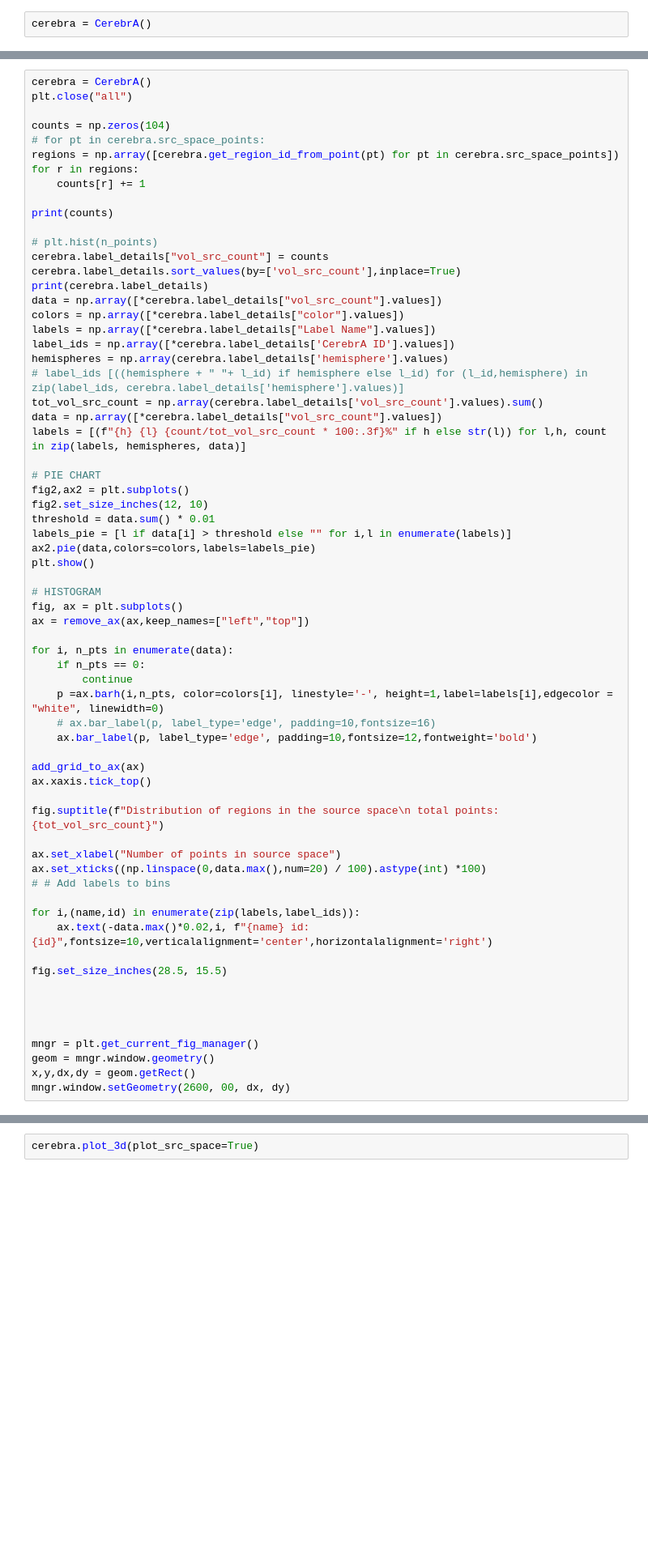
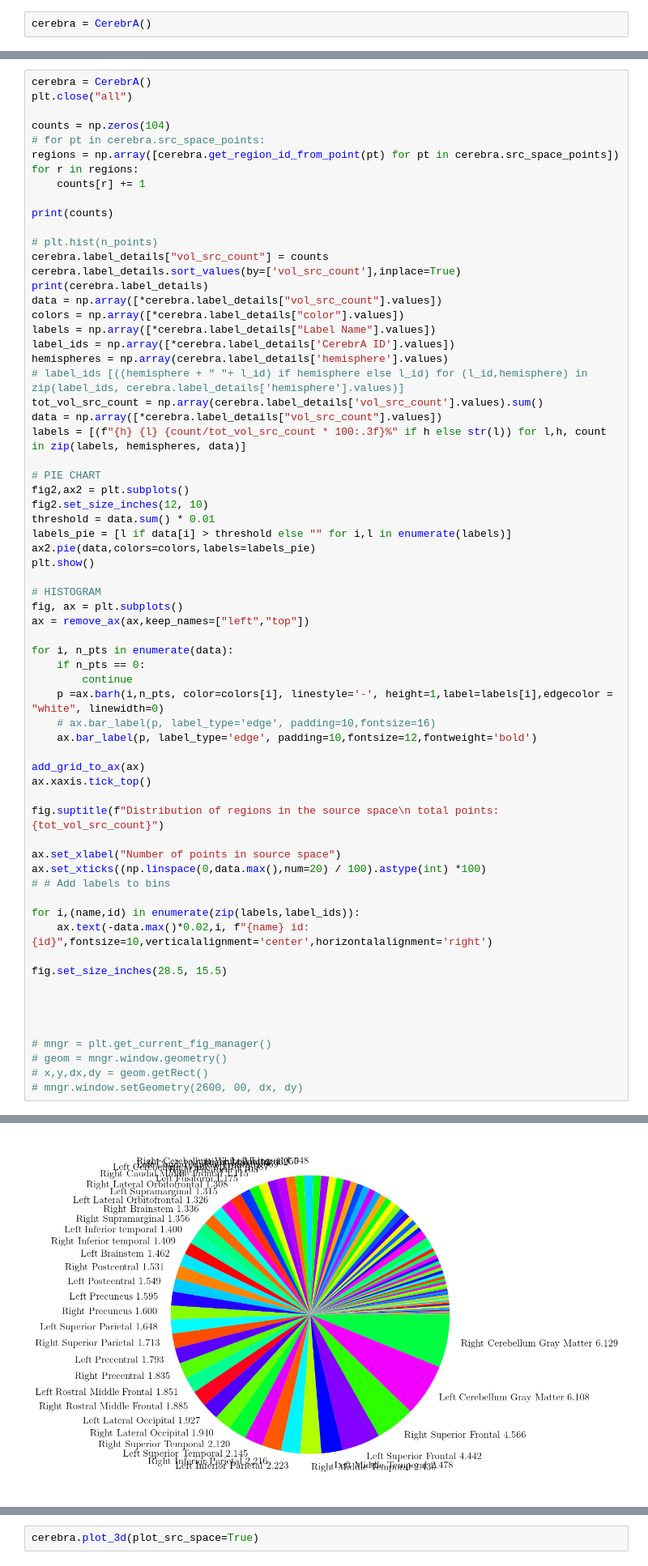
Before and after one commit to kdotdot/cerebra_atlas_python, a Jupyter notebook: notebooks/0.4-sources-per-region-exploration.ipynb, the cells around one changed output, grey strips where cells are left out. Shown at 81% size. Drawn from its saved outputs; the diff is of its cells as text; blank space fills up the shorter version.

```diff
--- a/notebooks/0.4-sources-per-region-exploration.ipynb
+++ b/notebooks/0.4-sources-per-region-exploration.ipynb
@@ -234,10 +216,10 @@ fig.set_size_inches(28.5, 15.5)
 
 
 
-mngr = plt.get_current_fig_manager()
-geom = mngr.window.geometry()
-x,y,dx,dy = geom.getRect()
-mngr.window.setGeometry(2600, 00, dx, dy)
+# mngr = plt.get_current_fig_manager()
+# geom = mngr.window.geometry()
+# x,y,dx,dy = geom.getRect()
+# mngr.window.setGeometry(2600, 00, dx, dy)
 # %% [output]
 [   0.  820.   67.  613.   18.   41.  185.  569.  140.  745.  964.  581.
   462.  666.   69.  341.  312.   31.   93.   56.   80.  250.  298.  386.
@@ -254,5 +236,6 @@ mngr.window.setGeometry(2600, 00, dx, dy)
 ... (20 lines left out)
 97   #f200ff         2657.0
 46   #00ff40         2666.0
 
 [104 rows x 7 columns]
+[figure, added]
```
Also changed, not shown: parts of 10 cells of this notebook, 4 other files.
